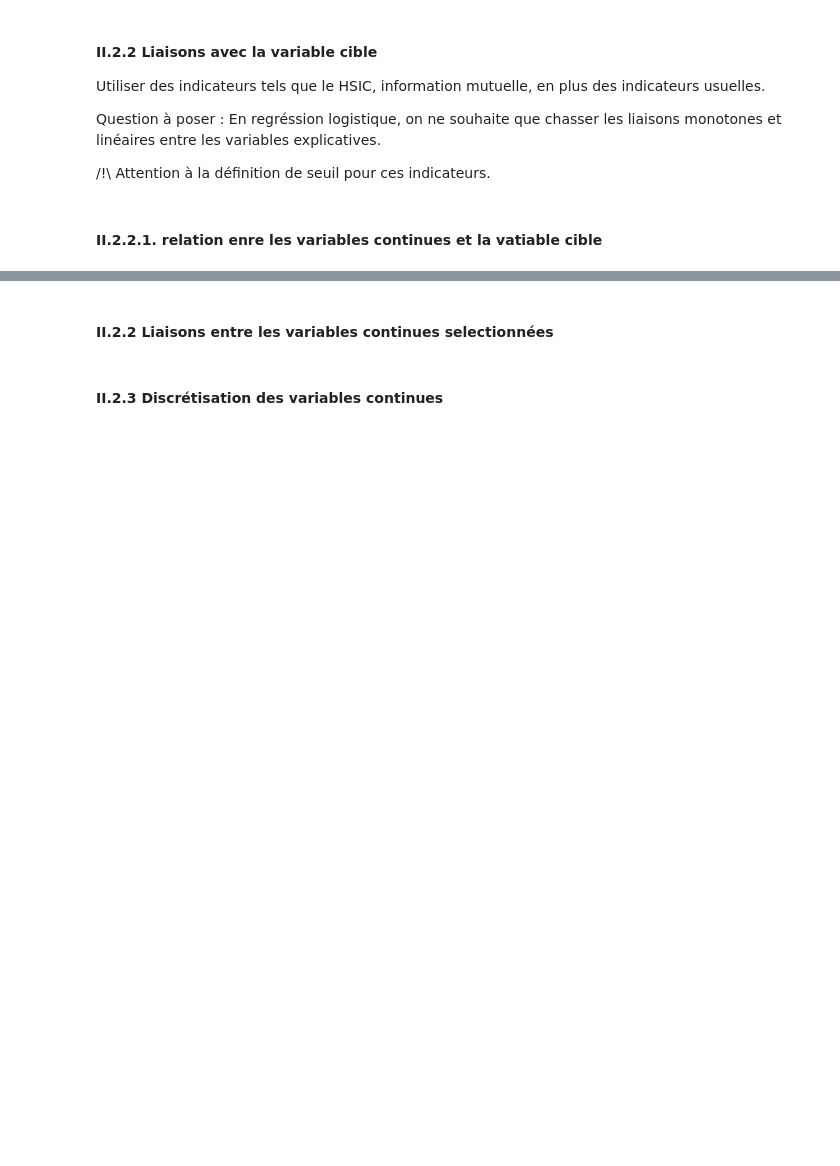
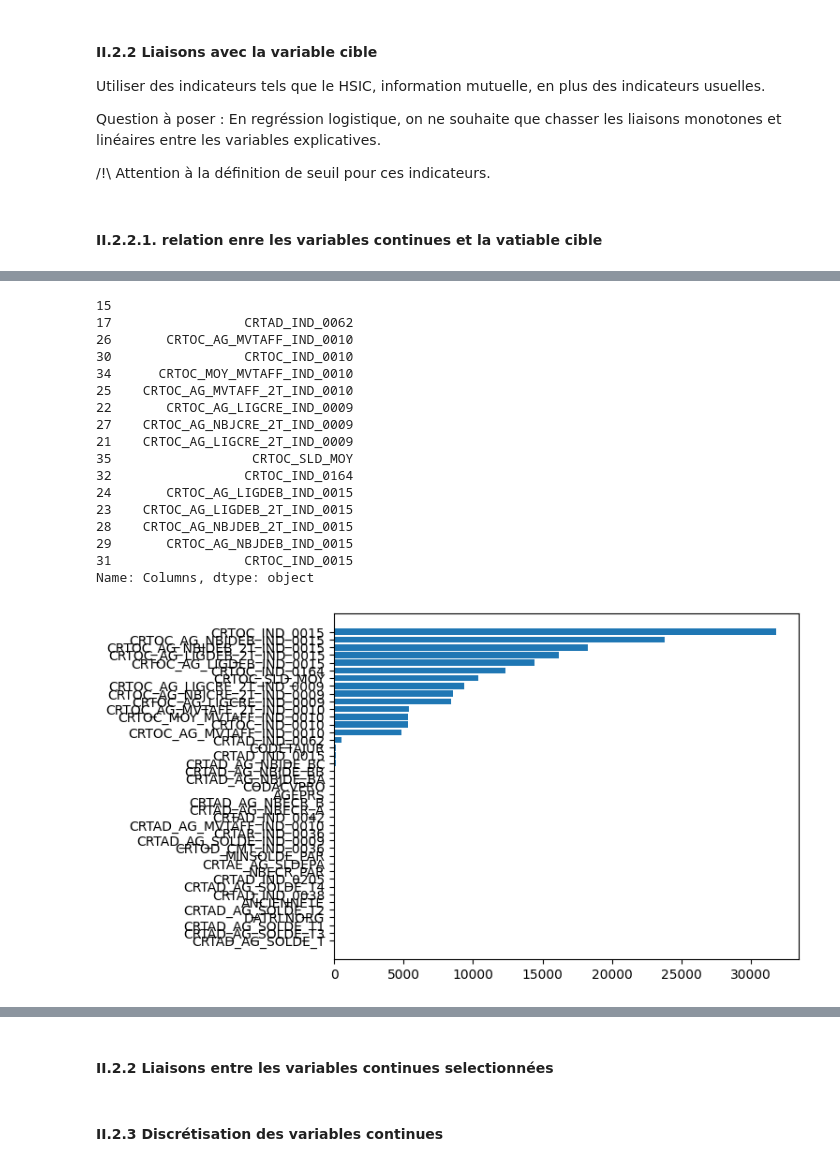
Before and after one commit to cheryl-kdio/Scoring-pj, a Jupyter notebook: desc.ipynb, the cells around one changed output, grey strips where cells are left out. Cells and saved outputs as stored; diff of their text form; code cells hidden in the pictures; blank space fills up the shorter version.

```diff
--- a/desc.ipynb
+++ b/desc.ipynb
@@ -792,4 +781,5 @@ plt.show()"""
 ###Mettons en place un test de Kruskall Wallis pour vérifier si les distributions des variables continues sont les mêmes pour les différentes modalités de la variable cible
 
 importlib.reload(functions)
-kruskal_results=functions.perform_kruskal_wallis(X_train, cont_vars, cible)
+kruskal_results=functions.perform_kruskal_wallis(X_train, cont_vars, cible).sort_values(by = "Stat", ascending=True).round(3)
+kruskal_results
@@ -797,0 +804,24 @@ kruskal_results
+# %%
+plt.barh(kruskal_results['Columns'][1:], kruskal_results['Stat'][1:])
+signif_conti_var_kruskal=kruskal_results[kruskal_results['Stat']>150]['Columns']
+print(len(signif_conti_var_kruskal))
+print(signif_conti_var_kruskal)
+# %% [output]
+15
+17                 CRTAD_IND_0062
+26       CRTOC_AG_MVTAFF_IND_0010
+30                 CRTOC_IND_0010
+34      CRTOC_MOY_MVTAFF_IND_0010
+25    CRTOC_AG_MVTAFF_2T_IND_0010
+22       CRTOC_AG_LIGCRE_IND_0009
+27    CRTOC_AG_NBJCRE_2T_IND_0009
+21    CRTOC_AG_LIGCRE_2T_IND_0009
+35                  CRTOC_SLD_MOY
+32                 CRTOC_IND_0164
+24       CRTOC_AG_LIGDEB_IND_0015
+23    CRTOC_AG_LIGDEB_2T_IND_0015
+28    CRTOC_AG_NBJDEB_2T_IND_0015
+29       CRTOC_AG_NBJDEB_IND_0015
+31                 CRTOC_IND_0015
+Name: Columns, dtype: object
+[figure, added]
```
Also changed, not shown: parts of 27 cells of this notebook, 1 other file.
